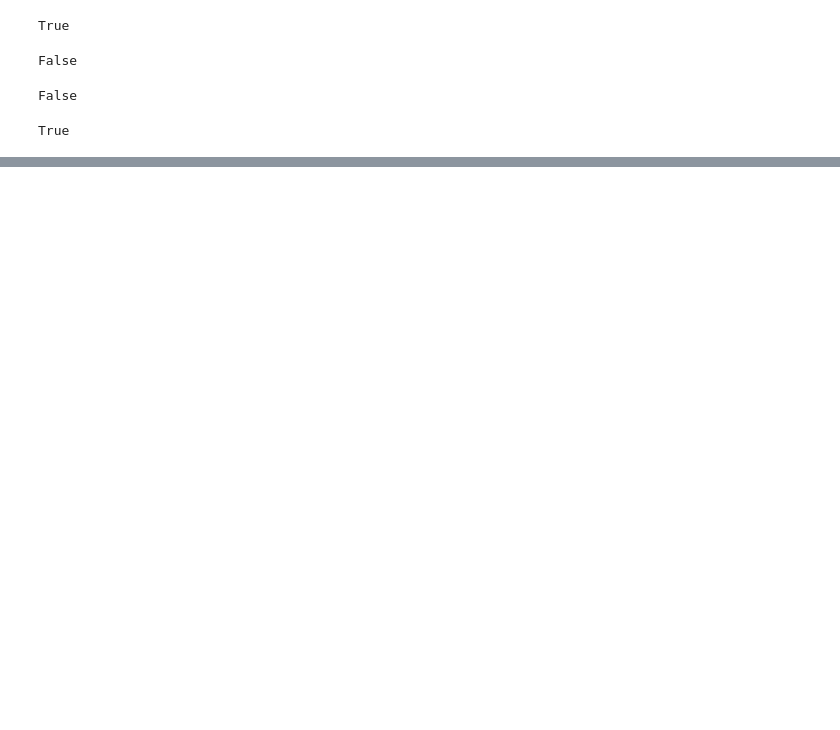
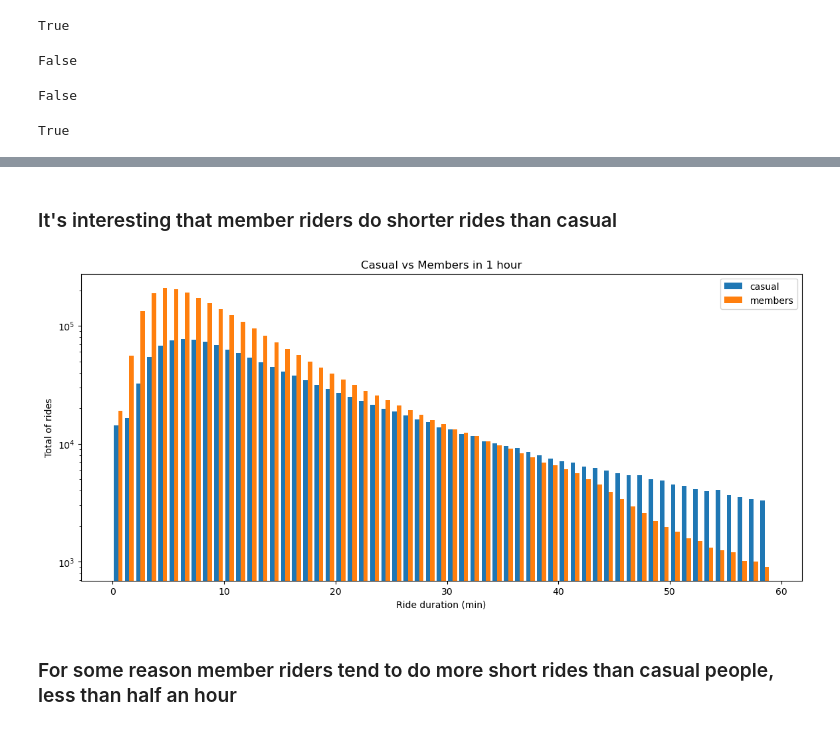
Before and after one commit to bramiprudencio/Cyclistic, a Jupyter notebook: main.ipynb, the cells around one changed output, grey strips where cells are left out. Drawn from its saved outputs; the diff is of its cells as text; code cells hidden in the pictures; blank space fills up the shorter version.

```diff
--- a/main.ipynb
+++ b/main.ipynb
@@ -74,2 +121,20 @@ tripdata['ride_length'] = tripdata.ended_at - tripdata.started_at
+# %% [markdown]
+### It's interesting that member riders do shorter rides than casual
+# %%
+short_trips = tripdata[tripdata.ride_length < pd.Timedelta(1, 'h')]
+casual_rides = short_trips[short_trips.member_casual == 'casual'].ride_length.dt.seconds.values/60
+member_rides = short_trips[short_trips.member_casual == 'member'].ride_length.dt.seconds.values/60
+
+plt.figure(figsize=(14,6))
+plt.hist([casual_rides, member_rides], log=True, label=['casual', 'members'], bins=range(0, 60, 1))
+plt.xlabel('Ride duration (min)')
+plt.ylabel('Total of rides')
+plt.title('Casual vs Members in 1 hour')
+plt.legend(['casual', 'members'])
+plt.show()
+# %% [output]
+[figure, added]
+# %% [markdown]
+### For some reason member riders tend to do more short rides than casual people, less than half an hour
 # %%
 # Checking the day of the week that each ride started using the bike
```
Also changed, not shown: parts of 18 cells of this notebook.
